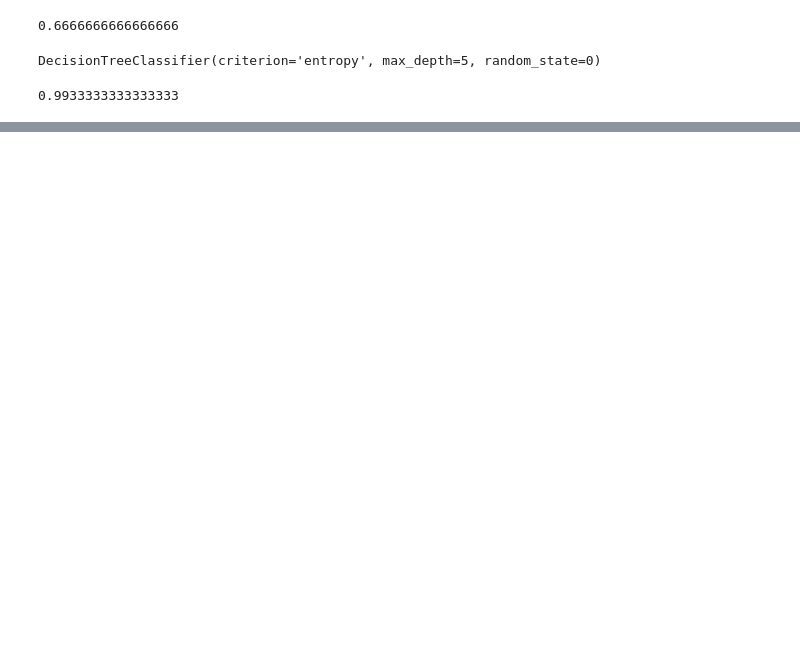
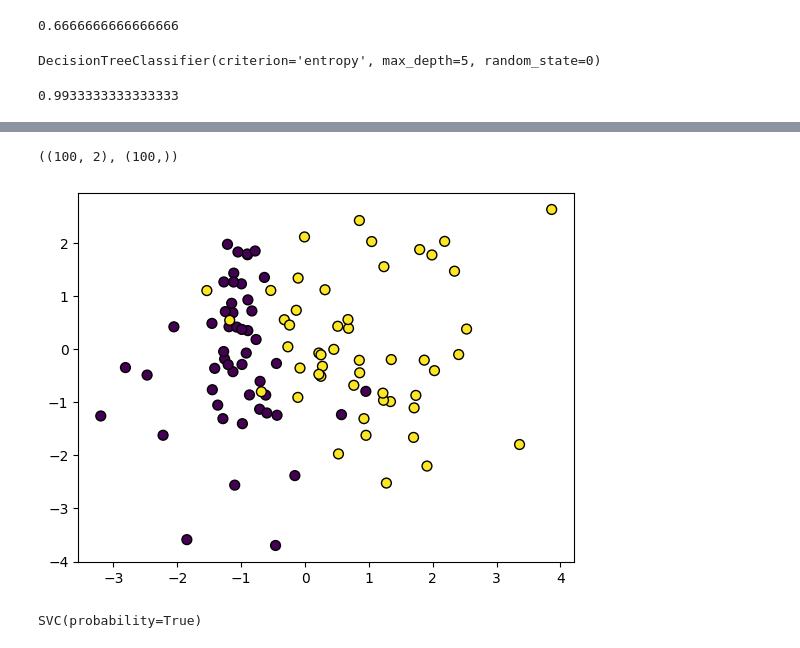
Before and after one commit to zardness/Sang, a Jupyter notebook: source/08_MachineLearning/ch3_분류분석.ipynb, the cells around one changed output, grey strips where cells are left out. Drawn from its saved outputs; the diff is of its cells as text; code cells hidden in the pictures; blank space fills up the shorter version.

```diff
--- a/source/08_MachineLearning/ch3_분류분석.ipynb
+++ b/source/08_MachineLearning/ch3_분류분석.ipynb
@@ -347,0 +616,23 @@ dt_model5.score(X,y)
+# %%
+from sklearn.datasets import make_classification
+X, y = make_classification(n_samples=100,  # 데이터 행수
+                           n_features=2,    # 독립변수 갯수
+                           n_informative=2, # 종속변수에 영향을 주는 독립변수 갯수
+                           n_redundant=0,   # 제외될 독립변수 갯수
+                           n_classes=2,     # 종속변수의 class수 (0/1)
+                           random_state=0)
+X.shape, y.shape
+# %% [output]
+((100, 2), (100,))
+# %%
+import matplotlib.pyplot as plt
+plt.scatter(X[:, 0], X[:, 1], c=y, edgecolors='k', s=50)
+plt.show()
+# %% [output]
+[figure, added]
+# %%
+from sklearn.svm import SVC
+model = SVC(probability=True)
+model.fit(X,y)
+# %% [output]
+SVC(probability=True)
```
Also changed, not shown: parts of 50 cells of this notebook, 4 other files.
